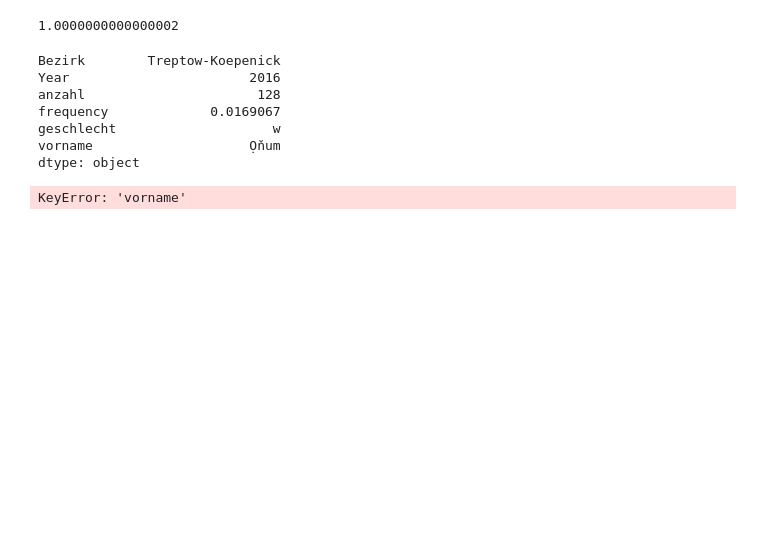
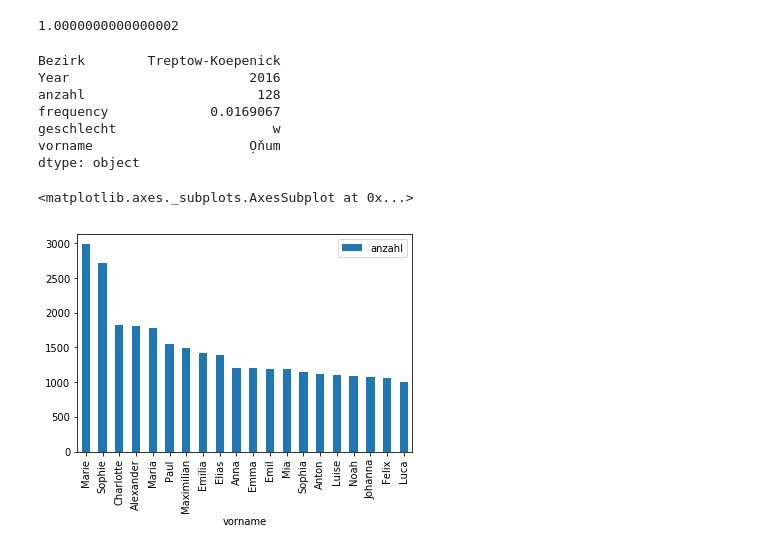
Before and after one commit to franksh/berlin-names, a Jupyter notebook: notebooks/Exploration.ipynb, the cells around one changed output. Drawn from its saved outputs; the diff is of its cells as text; code cells hidden in the pictures; blank space fills up the shorter version.

```diff
--- a/notebooks/Exploration.ipynb
+++ b/notebooks/Exploration.ipynb
@@ -71,10 +72,15 @@ geschlecht                    w
 vorname                    Ọňum
 dtype: object
 # %%
-dfgroup = df[['Year','vorname','anzahl']].groupby(by=['anzahl']).sum()
-dfgroup.head(10)
-for vorname in dfgroup['vorname'].unique():
-    nameseries = dfgroup[dfgroup['vorname'] == vorname]
-    plt.plot(nameseries['Year'], nameseries['anzahl'], label=vorname )
+dfgroup = df[['Year','vorname','anzahl']].groupby(by=['vorname']).sum()
+dfgroup = dfgroup.sort_values('anzahl', ascending=False)
+#dfgroup.assign(name = dfgroup.index)
+#plt.bar(dfgroup[0:10].index, dfgroup['anzahl'][0:10])
+dfgroup[0:20].plot.bar(y='anzahl')
+#dfgroup.index
+#for vorname in dfgroup['vorname'].unique():
+#    nameseries = dfgroup[dfgroup['vorname'] == vorname]
+#    plt.plot(nameseries['Year'], nameseries['anzahl'], label=vorname )
 # %% [output]
-KeyError: 'vorname'
+<matplotlib.axes._subplots.AxesSubplot at 0x...>
+[figure, added]
```
Also changed, not shown: parts of 5 cells of this notebook.
